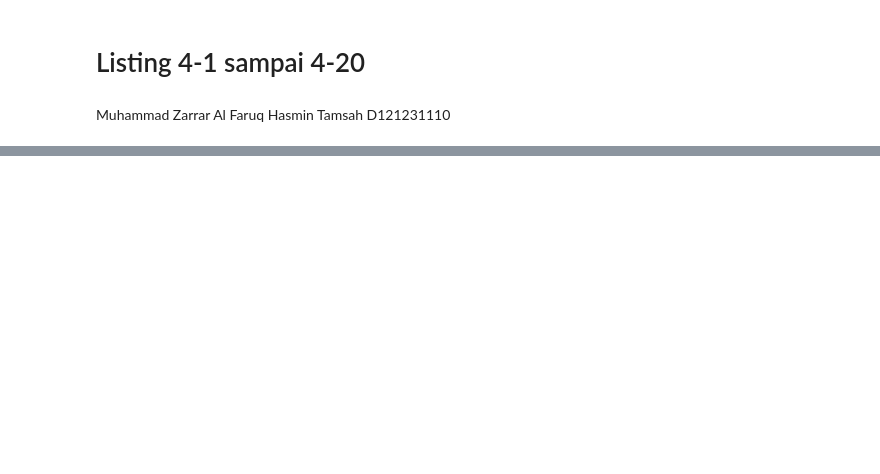
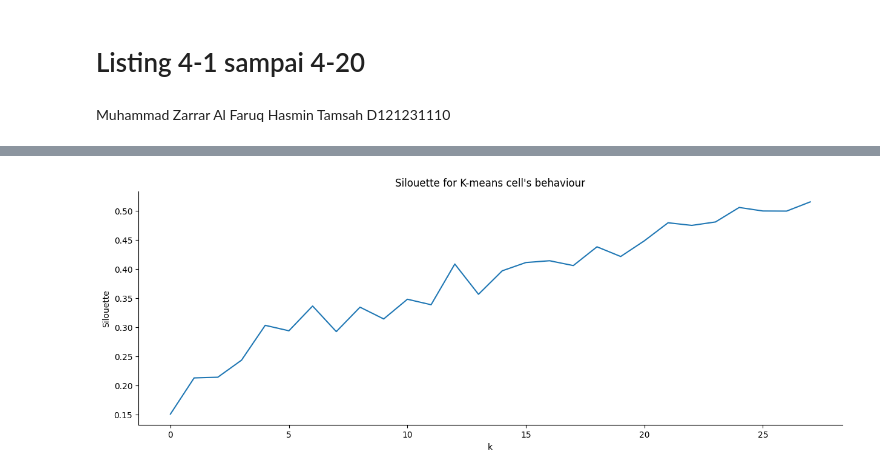
Before and after one commit to rerere-bit/data-related-repos, a Jupyter notebook: clustering_listing_01.ipynb, the cells around one changed output, grey strips where cells are left out. Drawn from its saved outputs; the diff is of its cells as text; code cells hidden in the pictures; blank space fills up the shorter version.

```diff
--- a/clustering_listing_01.ipynb
+++ b/clustering_listing_01.ipynb
@@ -28,0 +134,17 @@ rcParams['figure.figsize'] = 15, 5
+# %%
+#Listing 4-10 Plotting Silhouette Score Plot from the Data Matrix
+
+s = []
+for n_clusters in range(2,30):
+ kmeans = KMeans(n_clusters=n_clusters)
+ kmeans.fit(X)
+ labels = kmeans.labels_
+ centroids = kmeans.cluster_centers_
+ s.append(silhouette_score(X, labels, metric='euclidean'))
+plt.plot(s)
+plt.ylabel("Silouette")
+plt.xlabel("k")
+plt.title("Silouette for K-means cell's behaviour")
+sns.despine()
+# %% [output]
+[figure, added]
```
Also changed, not shown: parts of 18 cells of this notebook.
